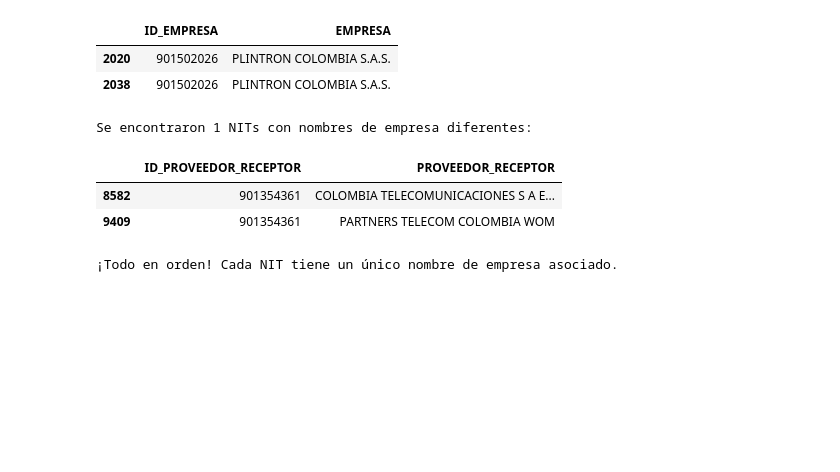
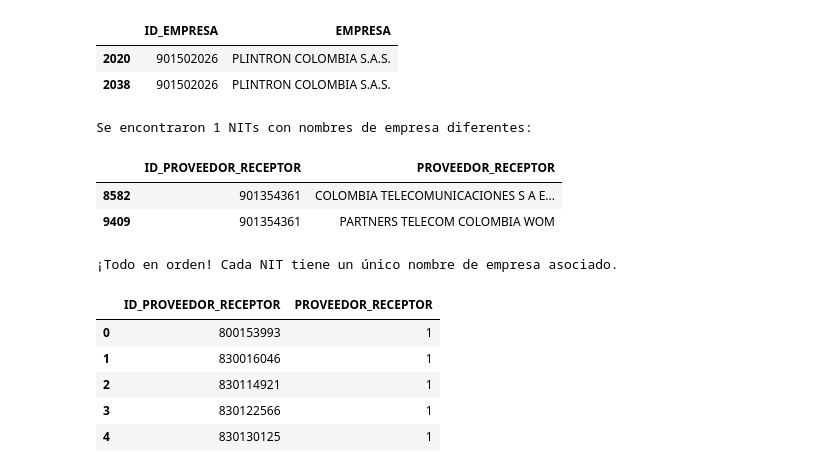
Before and after one commit to maragonv1/TrabajoGrado, a Jupyter notebook: Portaciones_Parte1.ipynb, the cells around one changed output. Cells and saved outputs as stored; diff of their text form; code cells hidden in the pictures; blank space fills up the shorter version.

```diff
--- a/Portaciones_Parte1.ipynb
+++ b/Portaciones_Parte1.ipynb
@@ -6,7 +6,11 @@ drive.mount('/content/drive')
 import pandas as pd
 
 # Ruta corregida basada en la ubicación real de tus archivos
-ruta_base = '/content/drive/MyDrive/TrabajoGrado/'
+#ruta_base = '/content/drive/MyDrive/TrabajoGrado/'
+
+
+#Ruta Jeison
+ruta_base = '/content/drive/MyDrive/T4 - Grupo 13/TrabajoGrado/'
 
 # Carga de archivos especificando el separador correcto ';'
 df_donante = pd.read_csv(ruta_base + 'Operaciones_Portación_Donante.csv', sep=';')
@@ -262,3 +266,12 @@ else:
     print("¡Todo en orden! Cada NIT tiene un único nombre de empresa asociado.")
 # %% [output]
 ¡Todo en orden! Cada NIT tiene un único nombre de empresa asociado.
+# %%
+validacion.head().sort_values(by='PROVEEDOR_RECEPTOR', ascending=False)
+# %% [output]
+|  | ID_PROVEEDOR_RECEPTOR | PROVEEDOR_RECEPTOR |
+| 0 | 800153993 | 1 |
+| 1 | 830016046 | 1 |
+| 2 | 830114921 | 1 |
+| 3 | 830122566 | 1 |
+| 4 | 830130125 | 1 |
```
Also changed, not shown: parts of 2 cells of this notebook.
